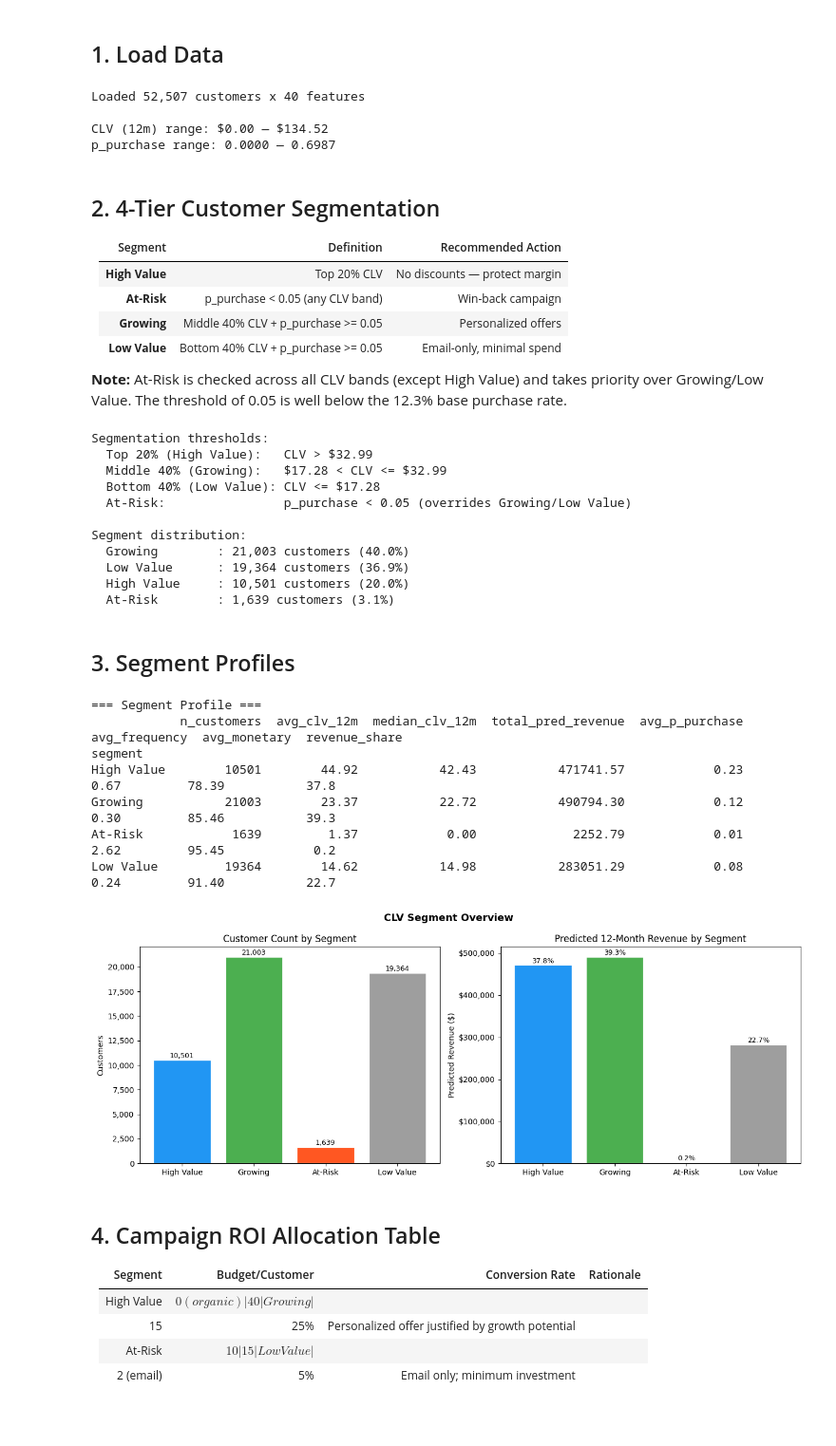
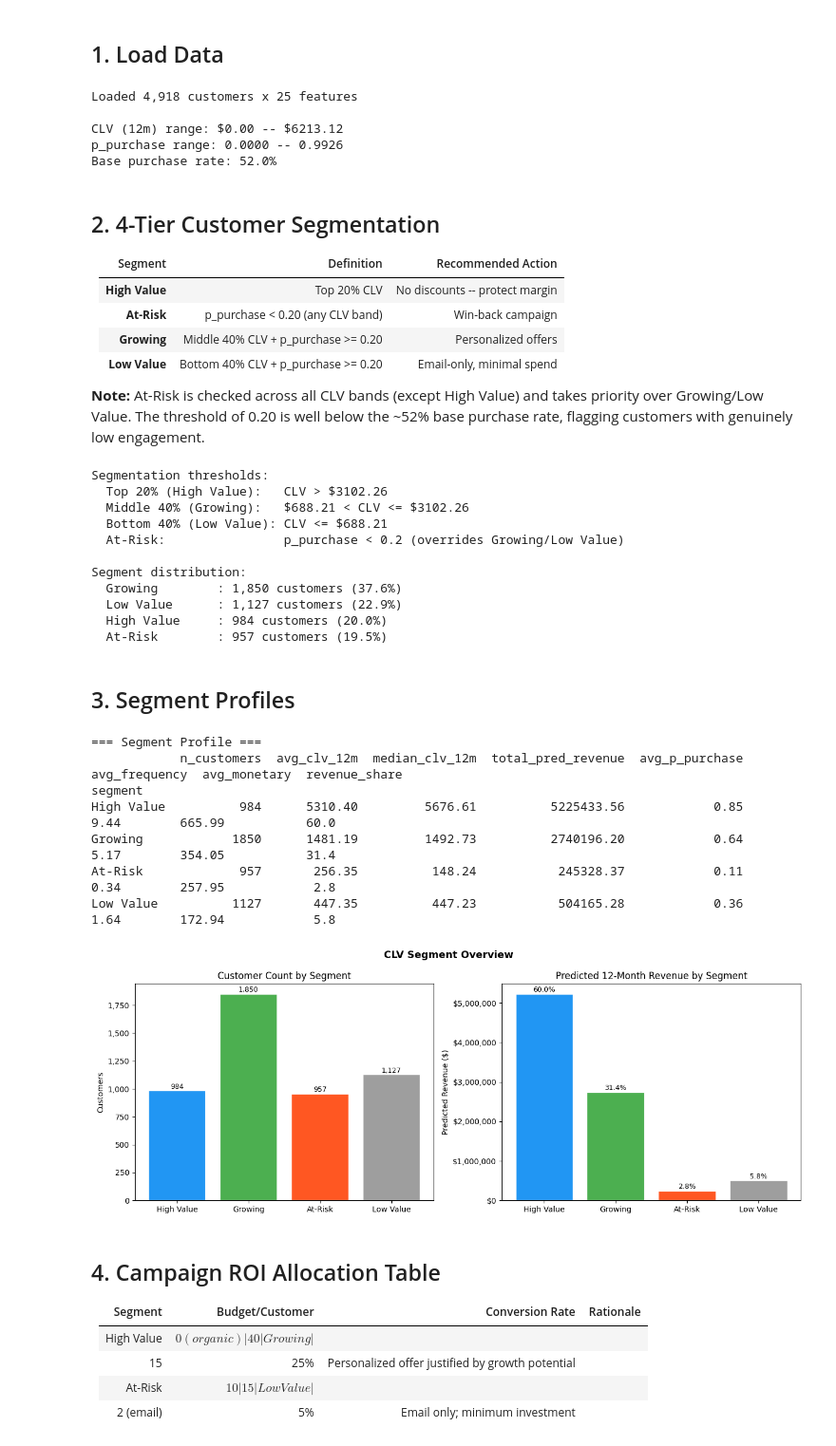
Before and after one commit to dsyhub/customer-lifetime-value-prediction, a Jupyter notebook: notebooks/05_clv_segmentation.ipynb, the cells around one changed output. Shown at 95% size. Saved outputs shown, nothing was run; the diff lists cells and outputs as text; code cells hidden in the pictures; blank space fills up the shorter version.

```diff
--- a/notebooks/05_clv_segmentation.ipynb
+++ b/notebooks/05_clv_segmentation.ipynb
@@ -26,27 +26,29 @@ FINAL_PATH  = "../data/processed/clv_final.csv"
 # %%
 df = pd.read_csv(SCORED_PATH)
 print(f"Loaded {len(df):,} customers x {df.shape[1]} features")
-print(f"\nCLV (12m) range: ${df['clv_12m'].min():.2f} — ${df['clv_12m'].max():.2f}")
-print(f"p_purchase range: {df['p_purchase'].min():.4f} — {df['p_purchase'].max():.4f}")
+print(f"\nCLV (12m) range: ${df['clv_12m'].min():.2f} -- ${df['clv_12m'].max():.2f}")
+print(f"p_purchase range: {df['p_purchase'].min():.4f} -- {df['p_purchase'].max():.4f}")
+print(f"Base purchase rate: {df['purchased_in_holdout'].mean():.1%}")
 # %% [output]
-Loaded 52,507 customers x 40 features
+Loaded 4,918 customers x 25 features
 
-CLV (12m) range: $0.00 — $134.52
-p_purchase range: 0.0000 — 0.6987
+CLV (12m) range: $0.00 -- $6213.12
+p_purchase range: 0.0000 -- 0.9926
+Base purchase rate: 52.0%
 # %% [markdown]
 ## 2. 4-Tier Customer Segmentation
 
 | Segment | Definition | Recommended Action |
 |---------|------------|--------------------|
-| **High Value** | Top 20% CLV | No discounts — protect margin |
-| **At-Risk** | p_purchase < 0.05 (any CLV band) | Win-back campaign |
-| **Growing** | Middle 40% CLV + p_purchase >= 0.05 | Personalized offers |
-| **Low Value** | Bottom 40% CLV + p_purchase >= 0.05 | Email-only, minimal spend |
+| **High Value** | Top 20% CLV | No discounts -- protect margin |
+| **At-Risk** | p_purchase < 0.20 (any CLV band) | Win-back campaign |
+| **Growing** | Middle 40% CLV + p_purchase >= 0.20 | Personalized offers |
+| **Low Value** | Bottom 40% CLV + p_purchase >= 0.20 | Email-only, minimal spend |
 
-**Note:** At-Risk is checked across all CLV bands (except High Value) and takes priority over Growing/Low Value. The threshold of 0.05 is well below the 12.3% base purchase rate.
+**Note:** At-Risk is checked across all CLV bands (except High Value) and takes priority over Growing/Low Value. The threshold of 0.20 is well below the ~52% base purchase rate, flagging customers with genuinely low engagement.
 # %%
 # Define CLV thresholds
-P_PURCHASE_ATRISK = 0.05
+P_PURCHASE_ATRISK = 0.20
 
 clv_top20_threshold    = df['clv_12m'].quantile(0.80)
 clv_bottom40_threshold = df['clv_12m'].quantile(0.40)
@@ -75,16 +77,16 @@ for seg, cnt in segment_counts.items():
     print(f"  {seg:15s}: {cnt:,} customers ({cnt/len(df):.1%})")
 # %% [output]
 Segmentation thresholds:
-  Top 20% (High Value):   CLV > $32.99
-  Middle 40% (Growing):   $17.28 < CLV <= $32.99
-  Bottom 40% (Low Value): CLV <= $17.28
-  At-Risk:                p_purchase < 0.05 (overrides Growing/Low Value)
+  Top 20% (High Value):   CLV > $3102.26
+  Middle 40% (Growing):   $688.21 < CLV <= $3102.26
+  Bottom 40% (Low Value): CLV <= $688.21
+  At-Risk:                p_purchase < 0.2 (overrides Growing/Low Value)
 
 Segment distribution:
-  Growing        : 21,003 customers (40.0%)
-  Low Value      : 19,364 customers (36.9%)
-  High Value     : 10,501 customers (20.0%)
-  At-Risk        : 1,639 customers (3.1%)
+  Growing        : 1,850 customers (37.6%)
+  Low Value      : 1,127 customers (22.9%)
+  High Value     : 984 customers (20.0%)
+  At-Risk        : 957 customers (19.5%)
 # %% [markdown]
 ## 3. Segment Profiles
 # %%
@@ -100,9 +102,14 @@ seg_profile = df.groupby('segment').agg(
     avg_monetary       = ('monetary_value', 'mean'),
 ).round(2)
 
-seg_profile['revenue_share'] = (seg_profile['total_pred_revenue'] / seg_profile['total_pred_revenue'].sum() * 100).round(1)
+seg_profile['revenue_share'] = (
+    seg_profile['total_pred_revenue']
+    / seg_profile['total_pred_revenue'].sum() * 100
+).round(1)
 
-seg_profile = seg_profile.reindex([s for s in seg_order if s in seg_profile.index])
+seg_profile = seg_profile.reindex(
+    [s for s in seg_order if s in seg_profile.index]
+)
 
 print("=== Segment Profile ===")
 print(seg_profile.to_string())
@@ -110,42 +117,53 @@ print(seg_profile.to_string())
 === Segment Profile ===
             n_customers  avg_clv_12m  median_clv_12m  total_pred_revenue  avg_p_purchase  avg_frequency  avg_monetary  revenue_share
 segment
-High Value        10501        44.92           42.43           471741.57            0.23           0.67         78.39           37.8
-Growing           21003        23.37           22.72           490794.30            0.12           0.30         85.46           39.3
-At-Risk            1639         1.37            0.00             2252.79            0.01           2.62         95.45            0.2
-Low Value         19364        14.62           14.98           283051.29            0.08           0.24         91.40           22.7
+High Value          984      5310.40         5676.61          5225433.56            0.85           9.44        665.99           60.0
+Growing            1850      1481.19         1492.73          2740196.20            0.64           5.17        354.05           31.4
+At-Risk             957       256.35          148.24           245328.37            0.11           0.34        257.95            2.8
+Low Value          1127       447.35          447.23           504165.28            0.36           1.64        172.94            5.8
 # %%
 # Segment visualization
 fig, axes = plt.subplots(1, 2, figsize=(13, 5))
 
-colors = {'High Value': '#2196F3', 'Growing': '#4CAF50', 'At-Risk': '#FF5722', 'Low Value': '#9E9E9E'}
+colors = {
+    'High Value': '#2196F3',
+    'Growing':    '#4CAF50',
+    'At-Risk':    '#FF5722',
+    'Low Value':  '#9E9E9E',
+}
 segs = [s for s in seg_order if s in seg_profile.index]
 
 # Customer count by segment
 counts = [seg_profile.loc[s, 'n_customers'] for s in segs]
 bar_colors = [colors[s] for s in segs]
 axes[0].bar(segs, counts, color=bar_colors, edgecolor='white')
 axes[0].set_title('Customer Count by Segment')
 axes[0].set_ylabel('Customers')
-axes[0].yaxis.set_major_formatter(mticker.FuncFormatter(lambda x, _: f'{int(x):,}'))
+axes[0].yaxis.set_major_formatter(
+    mticker.FuncFormatter(lambda x, _: f'{int(x):,}')
+)
 for i, v in enumerate(counts):
-    axes[0].text(i, v + max(counts)*0.01, f'{v:,}', ha='center', fontsize=9)
+    axes[0].text(i, v + max(counts) * 0.01, f'{v:,}',
+                ha='center', fontsize=9)
 
 # Predicted revenue by segment
 revenues = [seg_profile.loc[s, 'total_pred_revenue'] for s in segs]
 axes[1].bar(segs, revenues, color=bar_colors, edgecolor='white')
 axes[1].set_title('Predicted 12-Month Revenue by Segment')
 axes[1].set_ylabel('Predicted Revenue ($)')
-axes[1].yaxis.set_major_formatter(mticker.FuncFormatter(lambda x, _: f'${x:,.0f}'))
+axes[1].yaxis.set_major_formatter(
+    mticker.FuncFormatter(lambda x, _: f'${x:,.0f}')
+)
 for i, (v, s) in enumerate(zip(revenues, segs)):
     share = seg_profile.loc[s, 'revenue_share']
-    axes[1].text(i, v + max(revenues)*0.01, f'{share:.1f}%', ha='center', fontsize=9)
+    axes[1].text(i, v + max(revenues) * 0.01, f'{share:.1f}%',
+                ha='center', fontsize=9)
 
 plt.suptitle('CLV Segment Overview', fontsize=13, fontweight='bold')
 plt.tight_layout()
 plt.show()
 # %% [output]
-[figure, old version]
+[figure, new version]
 # %% [markdown]
 ## 4. Campaign ROI Allocation Table
 
```
Also changed, not shown: parts of 6 cells of this notebook, 9 other files.
